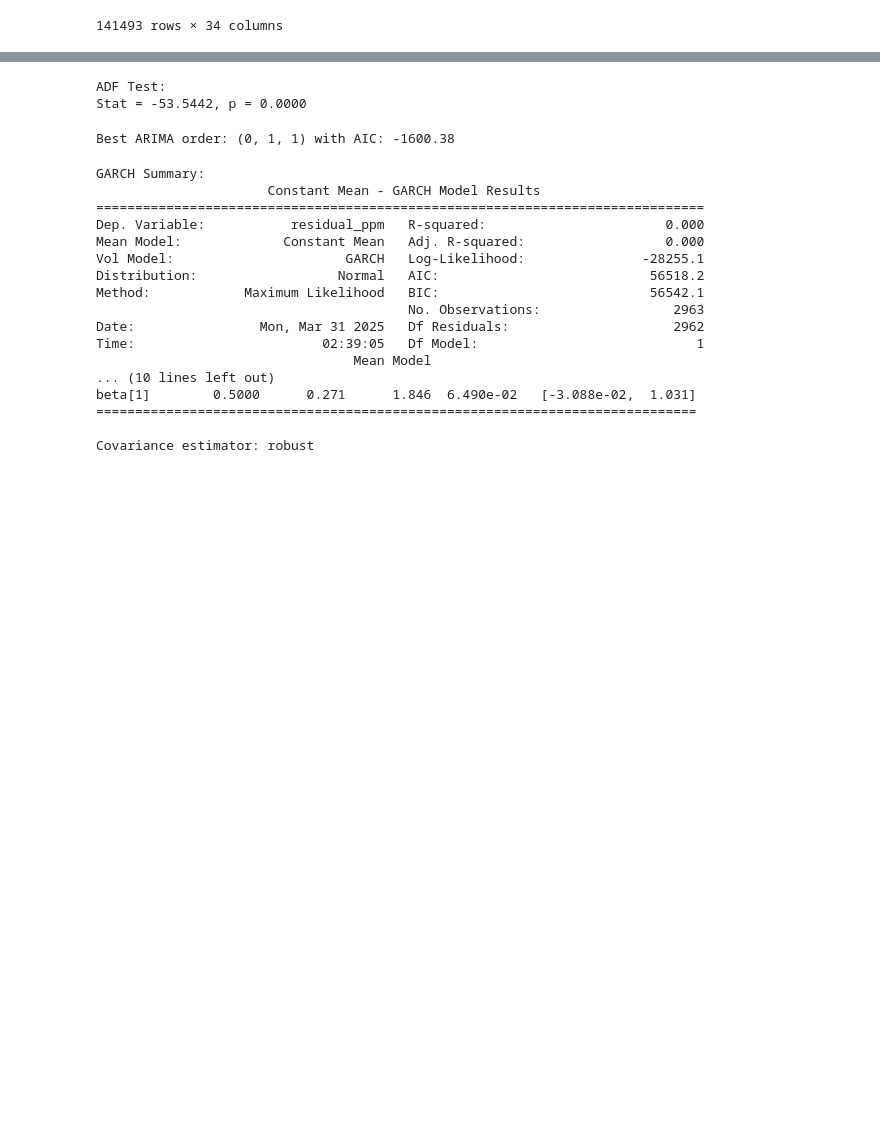
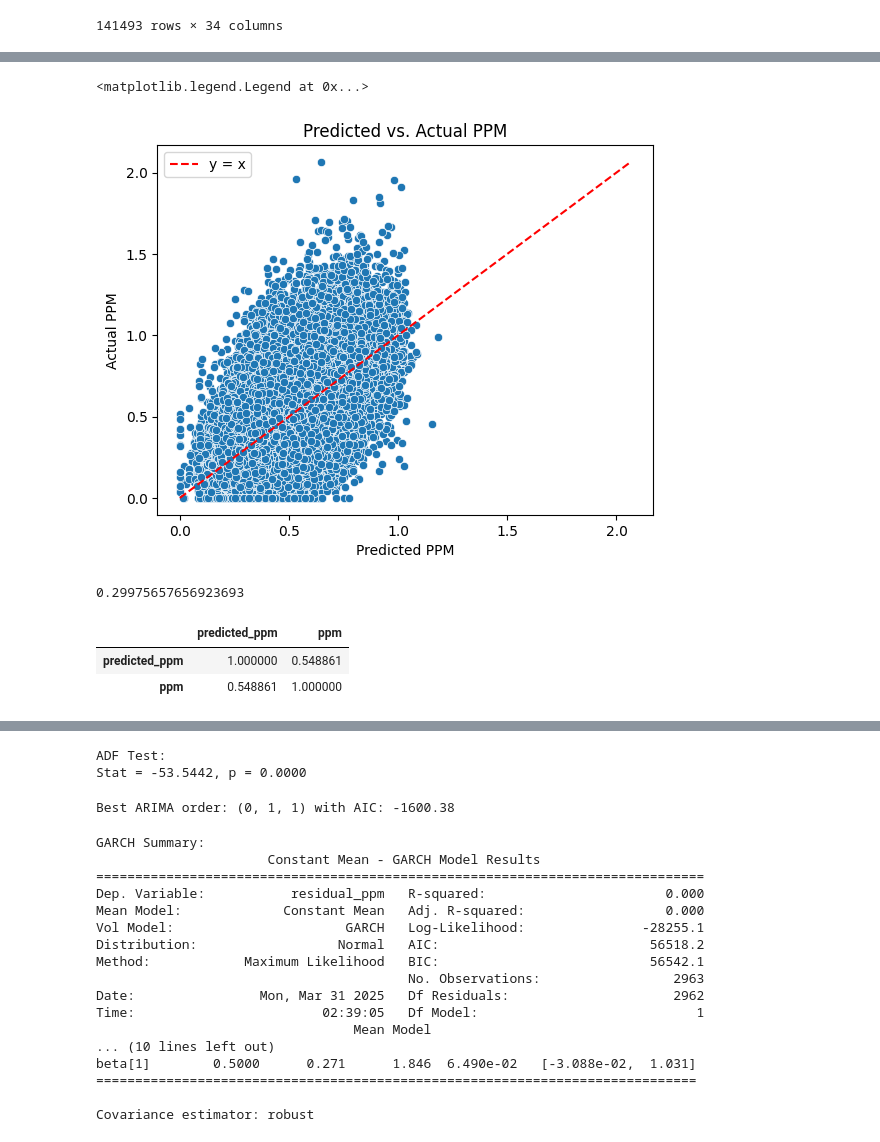
Before and after one commit to charlie-liuu/Econ423, a Jupyter notebook: nba.ipynb, the cells around one changed output, grey strips where cells are left out. Saved outputs shown, nothing was run; the diff lists cells and outputs as text; code cells hidden in the pictures; blank space fills up the shorter version.

```diff
--- a/nba.ipynb
+++ b/nba.ipynb
@@ -111,0 +133,2 @@ agg
+# %%
+agg['points_lagged'] = agg.groupby('personId')['points'].shift(1)
@@ -111,0 +137,16 @@ agg
+# %%
+agg_dropped= agg.dropna(subset = ['points_lagged', 'points'])
+# %%
+
+X = agg_dropped[['points_lagged']]
+y = agg_dropped['points']
+
+
+X_with_const = sm.add_constant(X)
+
+# Fit OLS model
+model = sm.OLS(y, X_with_const)
+results = model.fit()
+
+# Print summary
+print(results.summary())
@@ -111,0 +259,2 @@ agg
+# %%
+df_full = pd.concat(player_predictions)
@@ -111,0 +263,24 @@ agg
+# %%
+sns.scatterplot(df_full, x = 'predicted_ppm', y = 'ppm')
+min_val = min(df_full[['predicted_ppm', 'ppm']].min())  # Get minimum value
+max_val = max(df_full[['predicted_ppm', 'ppm']].max())  # Get maximum value
+plt.plot([min_val, max_val], [min_val, max_val], linestyle="--", color="red", label="y = x")
+
+# Labels & title
+plt.xlabel("Predicted PPM")
+plt.ylabel("Actual PPM")
+plt.title("Predicted vs. Actual PPM")
+plt.legend()
+# %% [output]
+<matplotlib.legend.Legend at 0x...>
+[figure, added]
+# %%
+r2_score(df_full.ppm, df_full.predicted_ppm)
+# %% [output]
+0.29975657656923693
+# %%
+df_full[['predicted_ppm', 'ppm']].corr()
+# %% [output]
+|  | predicted_ppm | ppm |
+| predicted_ppm | 1.000000 | 0.548861 |
+| ppm | 0.548861 | 1.000000 |
```
Also changed, not shown: parts of 16 cells of this notebook.
